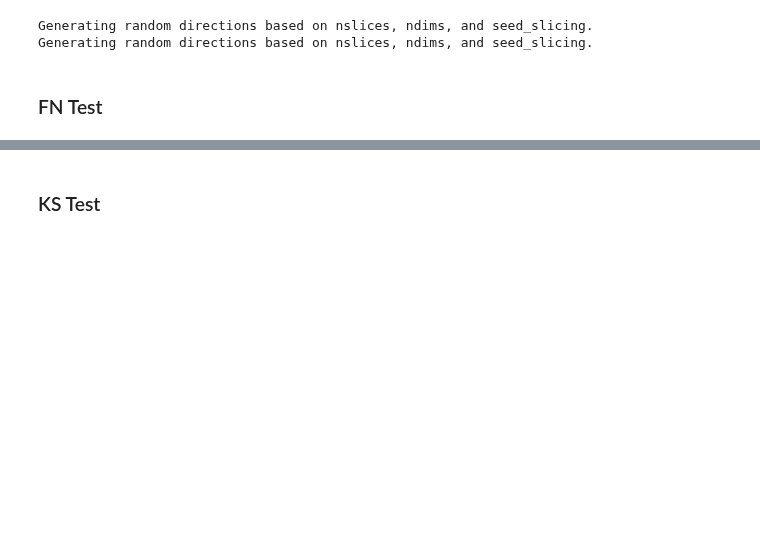
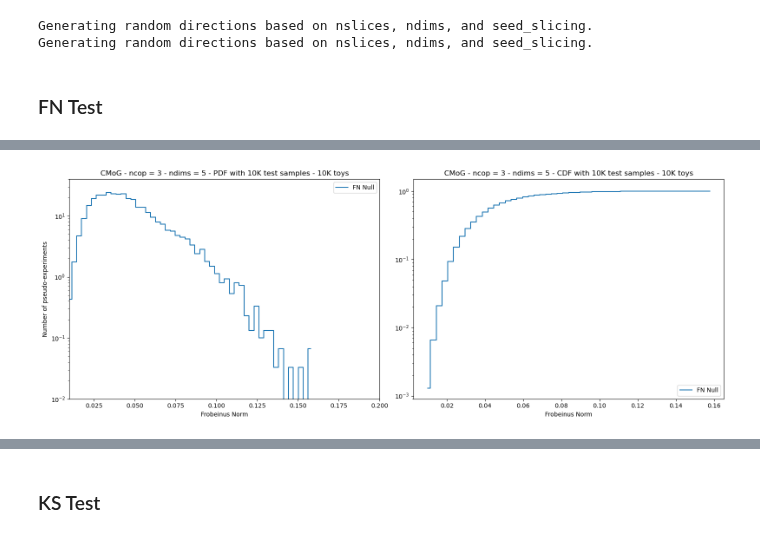
Before and after one commit to TwoSampleTests/GenerativeModelsMetrics, a Jupyter notebook: notebooks/Analysis.ipynb, the cells around one changed output, grey strips where cells are left out. Saved outputs shown, nothing was run; the diff lists cells and outputs as text; code cells hidden in the pictures; blank space fills up the shorter version.

```diff
--- a/notebooks/Analysis.ipynb
+++ b/notebooks/Analysis.ipynb
@@ -156,3 +142,16 @@ Event shapes of distributions:  (5,) (5,)
 #print('Event shapes of distributions: ', dist_1.event_shape, dist_2.event_shape)
 # %% [markdown]
 # Null hypotheses
+# %%
+seed = 0
+ncomp = 3
+ndims = 5
+eps_loc = 0.
+eps_scale = 0.
+dist_1 = MixtureDistributions.MixtureGaussian(ncomp, ndims, 0., 0., seed)
+dist_2 = MixtureDistributions.MixtureGaussian(ncomp, ndims, eps_loc, eps_scale, seed)
+print(dist_1.dtype, dist_2.dtype)
+print('Types of distributions: ', type(dist_1), type(dist_2))
+print('Dtypes of distributions: ', dist_1.dtype, dist_2.dtype)
+print('Batch shapes of distributions: ', dist_1.batch_shape, dist_2.batch_shape)
+print('Event shapes of distributions: ', dist_1.event_shape, dist_2.event_shape)
@@ -161,8 +166,8 @@ Event shapes of distributions:  (5,) (5,)
 # %%
 TwoSampleTestInputs = GMetrics.TwoSampleTestInputs(dist_1_input = dist_1,
                                                    dist_2_input = dist_2,
-                                                   niter = 10_000,
-                                                   batch_size_test = 10_000,
+                                                   niter = 1_000,
+                                                   batch_size_test = 1_000,
                                                    batch_size_gen = 100,
                                                    small_sample_threshold = 1e7,
                                                    dtype_input = tf.float64,
@@ -316,0 +287,72 @@ FN metric calculation completed in 8.154968474060297 seconds.
+# %%
+start = timer()
+
+nsamples = FNMetric.Inputs.batch_size_test
+niter = FNMetric.Inputs.niter
+
+scale = 'log'
+num_bins = 50  # number of bins|
+dist_null = np.array(FNMetric.Results[-1].result_value["metric_list"])
+# Compute the mean and standard deviation of the sample and their standard errors
+mu, deltamu, sigma, deltasigma = (np.mean(dist_null), se_mean(dist_null), np.std(dist_null), se_std(dist_null))
+# Minimum and maximum x values
+min_x = min(dist_null) # lower limit of the binning
+max_x = max(dist_null) # upper limit of the binning
+# Create an array of values
+x = np.linspace(min_x, max_x, num_bins + 1)
+# Create histogram for values and normalize counts to sum to 1
+counts, bin_edges = np.histogram(dist_null, bins=x, density=True)
+cum_counts = np.cumsum(counts)/np.sum(counts)
+# Get the bin centers
+bin_centers = (bin_edges[:-1] + bin_edges[1:]) / 2
+# Calculate the theoretical PDF and CDF of the KS distribution for each x value
+#theoretical_pdf_ks = kstwobign.pdf(x)
+#theoretical_cdf_ks = kstwobign.cdf(x)
+
+# Empirical SKS Normal
+#empirical_pdf_norm = norm.pdf(x, loc=kstwobign.mean(), scale=0.155)
+#empirical_cdf_norm = norm.cdf(x, loc=kstwobign.mean(), scale=0.155)
+# Set up the figure and the two subplots
+fig, ax = plt.subplots(1, 2, figsize=(16, 6))
+# Draw the first plot
+ax[0].plot(bin_centers, counts, linestyle = '-', label='FN Null', drawstyle='steps-mid')
+#ax[0].plot(x, theoretical_pdf_ks, label='Theoretical distribution (KS)')
+#ax[0].plot(x, empirical_pdf_norm, label='SKS - Normal approximation $\\mu =$'+str(kstwobign.mean())+', $\\sigma =$'+str(0.155))
+ax[0].set_yscale(scale)
+ax[0].set_xlim(0.01, 0.2)
+ax[0].set_ylim(0.01, 40)
+ax[0].set_xlabel('Frobeinus Norm')
+ax[0].set_ylabel('Number of pseudo-experiments')
+ax[0].set_title('CMoG - ncop = '+str(ncomp)+' - ndims = '+str(ndims)+' - PDF with '+str(int(nsamples/1000))+'K test samples - '+str(int(niter/1000))+'K toys')
+ax[0].legend(loc='upper right')
+# Draw the second plot
+ax[1].plot(bin_centers, cum_counts, linestyle = '-', label='FN Null', drawstyle='steps-mid')
+#ax[1].plot(x, theoretical_cdf_ks, label='Theoretical distribution (KS)')
+#ax[1].plot(x, empirical_cdf_norm, label='SKS - Normal approximation $\\mu =$'+str(kstwobign.mean())+', $\\sigma =$'+str(0.155))
+ax[1].set_yscale(scale)
+ax[0].set_xlim(0.01, 0.2)
+ax[1].set_ylim(9e-4, 1.5)
+ax[1].set_xlabel('Frobeinus Norm')
+ax[1].set_title('CMoG - ncop = '+str(ncomp)+' - ndims = '+str(ndims)+' - CDF with '+str(int(nsamples/1000))+'K test samples - '+str(int(niter/1000))+'K toys')
+ax[1].legend(loc='lower right')
+## Draw the third plot
+#ax[2].plot(bin_centers, cum_counts, linestyle = '-', label='FN Null', drawstyle='steps-mid')
+##ax[2].plot(x, theoretical_cdf_ks, label='Theoretical distribution (KS)')
+##ax[2].plot(x, empirical_cdf_norm, label='SKS - Normal approximation $\\mu =$'+str(kstwobign.mean())+', $\\sigma =$'+str(0.155))
+#ax[2].set_yscale(scale)
+#ax[2].set_xlim(0.25, 2)
+#ax[2].set_ylim(0.8, 1)
+#ax[2].set_xlabel('KS vs SKS')
+#ax[2].set_title('CMoG - ncop = '+str(ncomp)+' - ndims = '+str(ndims)+' - CDF with '+str(int(nsamples/1000))+'K test samples - '+str(int(niter/1000))+'K toys')
+#ax[2].legend(loc='lower right')
+# Adjust the width space
+plt.subplots_adjust(wspace=0.1)  # Adjust this value to your liking
+# Display the figure with the two subplots
+plt.tight_layout()
+#plt.savefig(results_path+'SKS_nsamples_'+str(nsamples)+'_ndims_'+'_'+str(ndims)+'_niter_'+str(niter)+'.pdf')
+plt.show()
+plt.close()
+end = timer()
+print("Time elapsed:", end-start, "seconds.")
+# %% [output]
+[figure, added]
```
Also changed, not shown: parts of 27 cells of this notebook, 12 other files.
